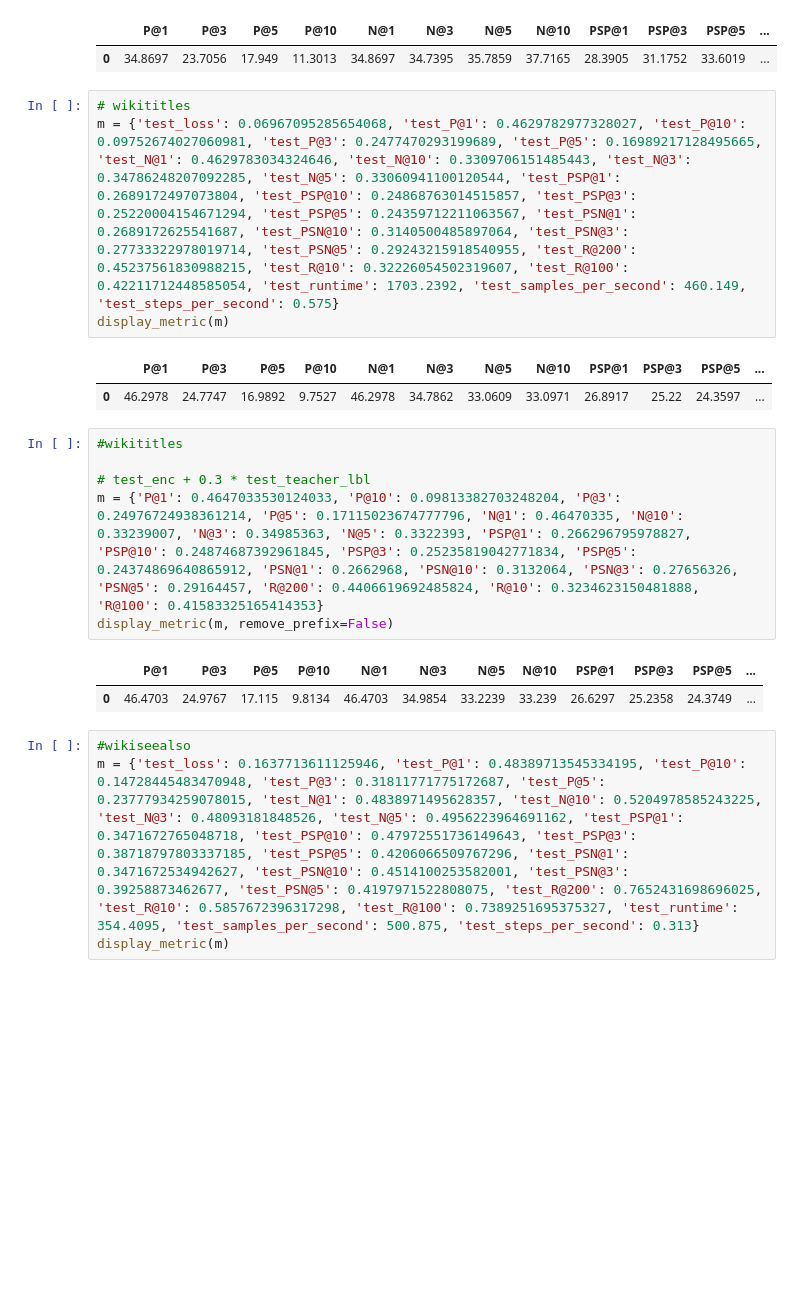
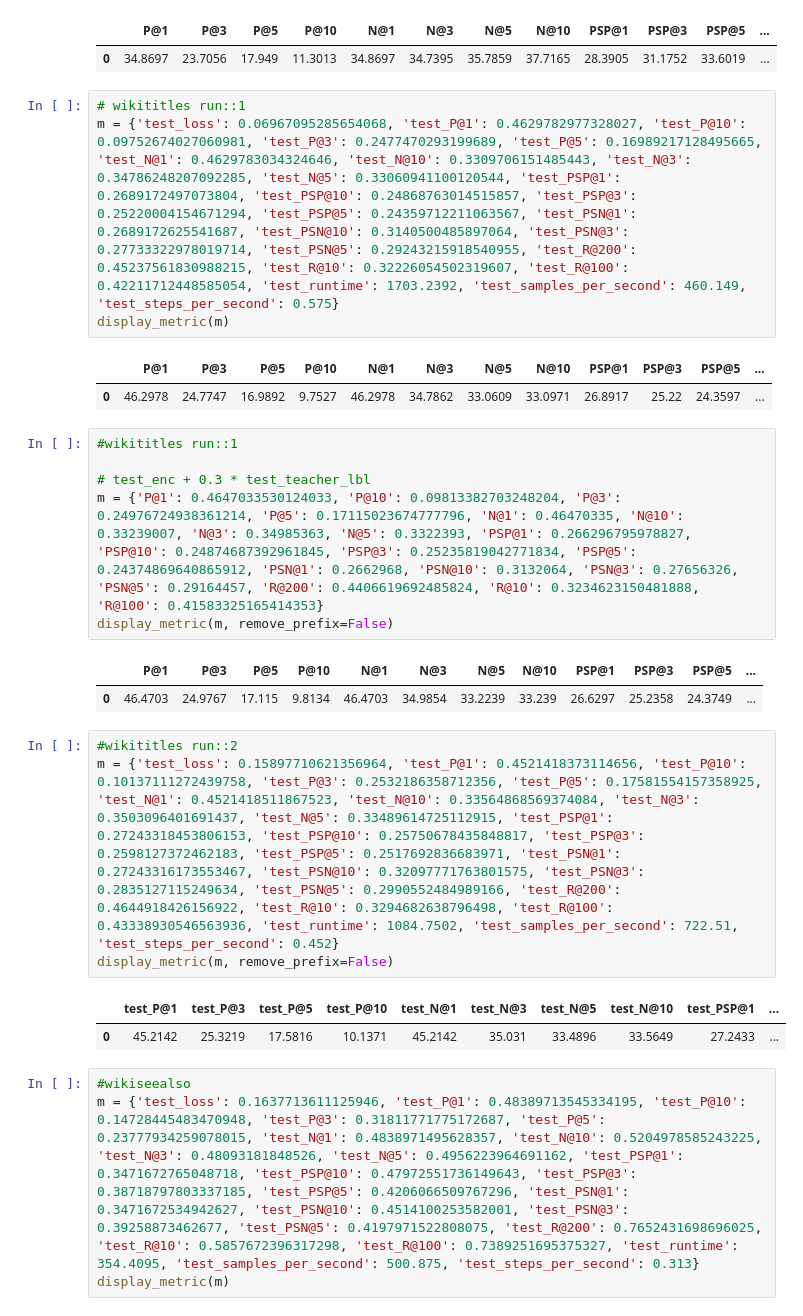
Before and after one commit to suchith720/medic, a Jupyter notebook: nbs/21_experiment-summary.ipynb, the cells around one changed output. Saved outputs shown, nothing was run; the diff lists cells and outputs as text; blank space fills up the shorter version.

```diff
--- a/nbs/21_experiment-summary.ipynb
+++ b/nbs/21_experiment-summary.ipynb
@@ -90,14 +90,14 @@ display_metric(m, remove_prefix=False)
 |  | P@1 | P@3 | P@5 | P@10 | N@1 | N@3 | N@5 | N@10 | PSP@1 | PSP@3 | PSP@5 | ... |
 | 0 | 34.8697 | 23.7056 | 17.949 | 11.3013 | 34.8697 | 34.7395 | 35.7859 | 37.7165 | 28.3905 | 31.1752 | 33.6019 | ... |
 # %%
-# wikititles
+# wikititles run::1
 m = {'test_loss': 0.06967095285654068, 'test_P@1': 0.4629782977328027, 'test_P@10': 0.09752674027060981, 'test_P@3': 0.2477470293199689, 'test_P@5': 0.16989217128495665, 'test_N@1': 0.4629783034324646, 'test_N@10': 0.3309706151485443, 'test_N@3': 0.34786248207092285, 'test_N@5': 0.33060941100120544, 'test_PSP@1': 0.2689172497073804, 'test_PSP@10': 0.24868763014515857, 'test_PSP@3': 0.25220004154671294, 'test_PSP@5': 0.24359712211063567, 'test_PSN@1': 0.2689172625541687, 'test_PSN@10': 0.3140500485897064, 'test_PSN@3': 0.27733322978019714, 'test_PSN@5': 0.29243215918540955, 'test_R@200': 0.45237561830988215, 'test_R@10': 0.32226054502319607, 'test_R@100': 0.42211712448585054, 'test_runtime': 1703.2392, 'test_samples_per_second': 460.149, 'test_steps_per_second': 0.575}
 display_metric(m)
 # %% [output]
 |  | P@1 | P@3 | P@5 | P@10 | N@1 | N@3 | N@5 | N@10 | PSP@1 | PSP@3 | PSP@5 | ... |
 | 0 | 46.2978 | 24.7747 | 16.9892 | 9.7527 | 46.2978 | 34.7862 | 33.0609 | 33.0971 | 26.8917 | 25.22 | 24.3597 | ... |
 # %%
-#wikititles
+#wikititles run::1
 
 # test_enc + 0.3 * test_teacher_lbl
 m = {'P@1': 0.4647033530124033, 'P@10': 0.09813382703248204, 'P@3': 0.24976724938361214, 'P@5': 0.17115023674777796, 'N@1': 0.46470335, 'N@10': 0.33239007, 'N@3': 0.34985363, 'N@5': 0.3322393, 'PSP@1': 0.266296795978827, 'PSP@10': 0.24874687392961845, 'PSP@3': 0.25235819042771834, 'PSP@5': 0.24374869640865912, 'PSN@1': 0.2662968, 'PSN@10': 0.3132064, 'PSN@3': 0.27656326, 'PSN@5': 0.29164457, 'R@200': 0.4406619692485824, 'R@10': 0.3234623150481888, 'R@100': 0.41583325165414353}
@@ -105,6 +105,13 @@ display_metric(m, remove_prefix=False)
 # %% [output]
 |  | P@1 | P@3 | P@5 | P@10 | N@1 | N@3 | N@5 | N@10 | PSP@1 | PSP@3 | PSP@5 | ... |
 | 0 | 46.4703 | 24.9767 | 17.115 | 9.8134 | 46.4703 | 34.9854 | 33.2239 | 33.239 | 26.6297 | 25.2358 | 24.3749 | ... |
+# %%
+#wikititles run::2
+m = {'test_loss': 0.15897710621356964, 'test_P@1': 0.4521418373114656, 'test_P@10': 0.10137111272439758, 'test_P@3': 0.2532186358712356, 'test_P@5': 0.17581554157358925, 'test_N@1': 0.4521418511867523, 'test_N@10': 0.33564868569374084, 'test_N@3': 0.3503096401691437, 'test_N@5': 0.33489614725112915, 'test_PSP@1': 0.27243318453806153, 'test_PSP@10': 0.25750678435848817, 'test_PSP@3': 0.2598127372462183, 'test_PSP@5': 0.2517692836683971, 'test_PSN@1': 0.27243316173553467, 'test_PSN@10': 0.32097771763801575, 'test_PSN@3': 0.2835127115249634, 'test_PSN@5': 0.2990552484989166, 'test_R@200': 0.4644918426156922, 'test_R@10': 0.3294682638796498, 'test_R@100': 0.43338930546563936, 'test_runtime': 1084.7502, 'test_samples_per_second': 722.51, 'test_steps_per_second': 0.452}
+display_metric(m, remove_prefix=False)
+# %% [output]
+|  | test_P@1 | test_P@3 | test_P@5 | test_P@10 | test_N@1 | test_N@3 | test_N@5 | test_N@10 | test_PSP@1 | ... |
+| 0 | 45.2142 | 25.3219 | 17.5816 | 10.1371 | 45.2142 | 35.031 | 33.4896 | 33.5649 | 27.2433 | ... |
 # %%
 #wikiseealso
 m = {'test_loss': 0.1637713611125946, 'test_P@1': 0.48389713545334195, 'test_P@10': 0.14728445483470948, 'test_P@3': 0.31811771775172687, 'test_P@5': 0.23777934259078015, 'test_N@1': 0.4838971495628357, 'test_N@10': 0.5204978585243225, 'test_N@3': 0.48093181848526, 'test_N@5': 0.4956223964691162, 'test_PSP@1': 0.3471672765048718, 'test_PSP@10': 0.47972551736149643, 'test_PSP@3': 0.38718797803337185, 'test_PSP@5': 0.4206066509767296, 'test_PSN@1': 0.3471672534942627, 'test_PSN@10': 0.4514100253582001, 'test_PSN@3': 0.39258873462677, 'test_PSN@5': 0.4197971522808075, 'test_R@200': 0.7652431698696025, 'test_R@10': 0.5857672396317298, 'test_R@100': 0.7389251695375327, 'test_runtime': 354.4095, 'test_samples_per_second': 500.875, 'test_steps_per_second': 0.313}
```
